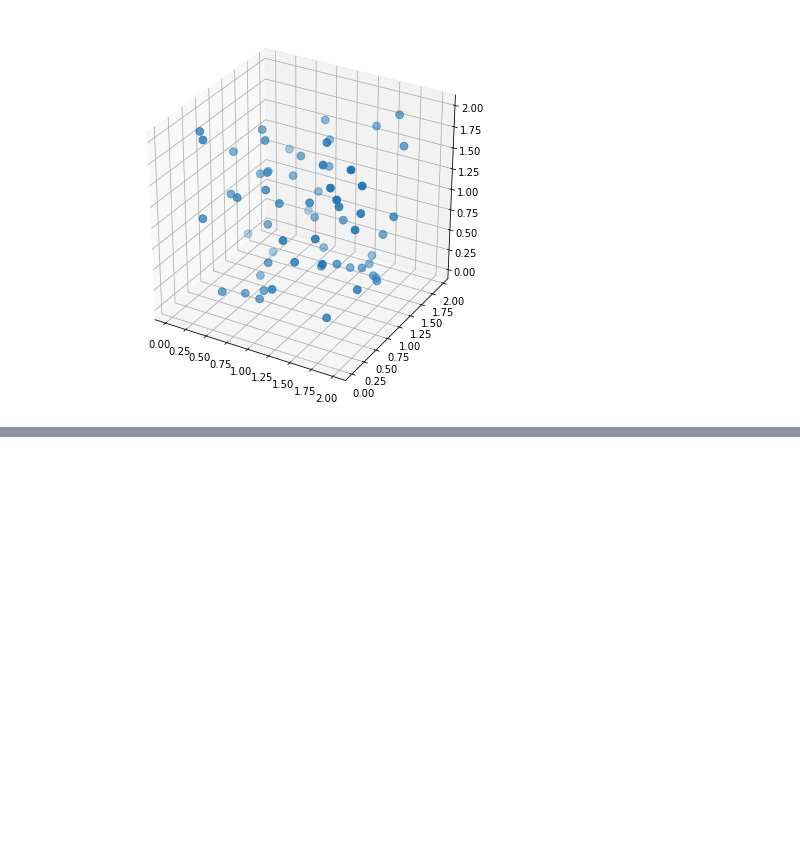
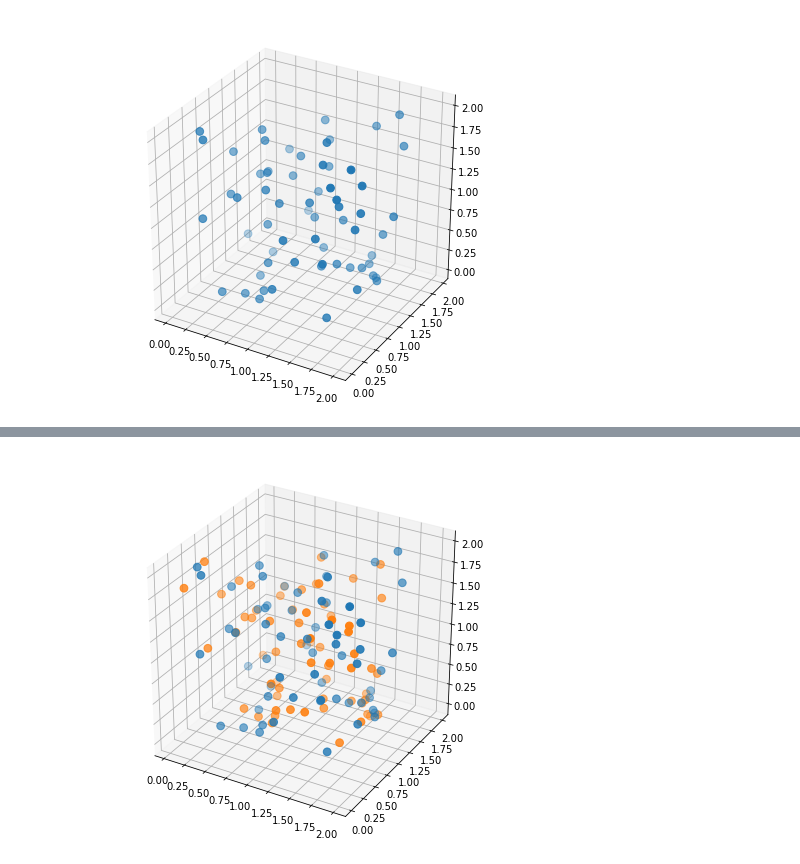
Before and after one commit to Ssalazar12/Physics, a Jupyter notebook: Self-Consistent Field Theory/montecarlo_scft.ipynb, the cells around one changed output, grey strips where cells are left out. Cells and saved outputs as stored; diff of their text form; code cells hidden in the pictures; blank space fills up the shorter version.

```diff
--- a/Self-Consistent Field Theory/montecarlo_scft.ipynb
+++ b/Self-Consistent Field Theory/montecarlo_scft.ipynb
@@ -178,0 +281,2 @@ aa = [0,2,3,4]
+# %%
+was = pd.read_pickle(r'montecarlo_chains.pkl')
@@ -178,0 +285,8 @@ aa = [0,2,3,4]
+# %%
+# plot them
+plt.figure(figsize=(7,7))
+ax = plt.axes(projection='3d')
+ax.scatter3D(was[0][:,0], was[0][:,1], was[0][:,2], s=60);
+ax.scatter3D(was[-1][:,0], was[-1][:,1], was[-1][:,2], s=60);
+# %% [output]
+[figure, added]
```
Also changed, not shown: parts of 16 cells of this notebook.
